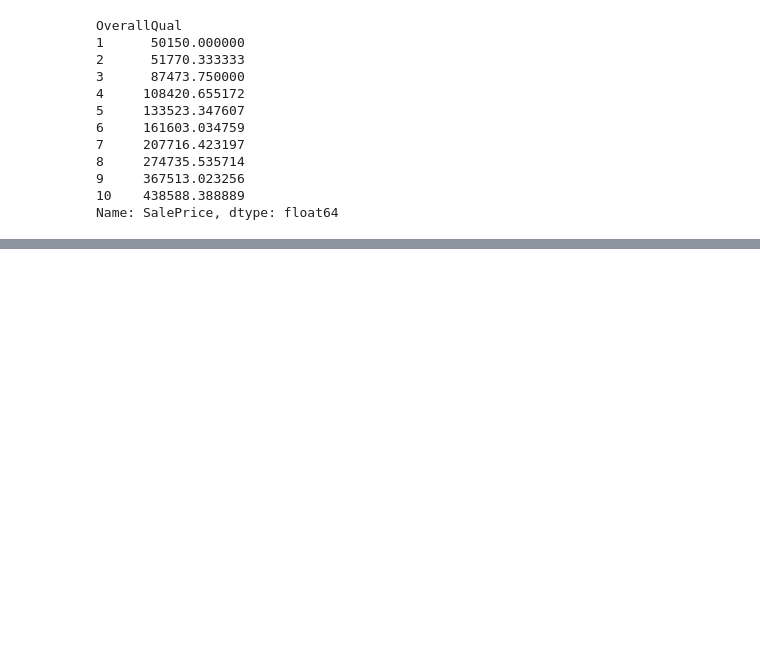
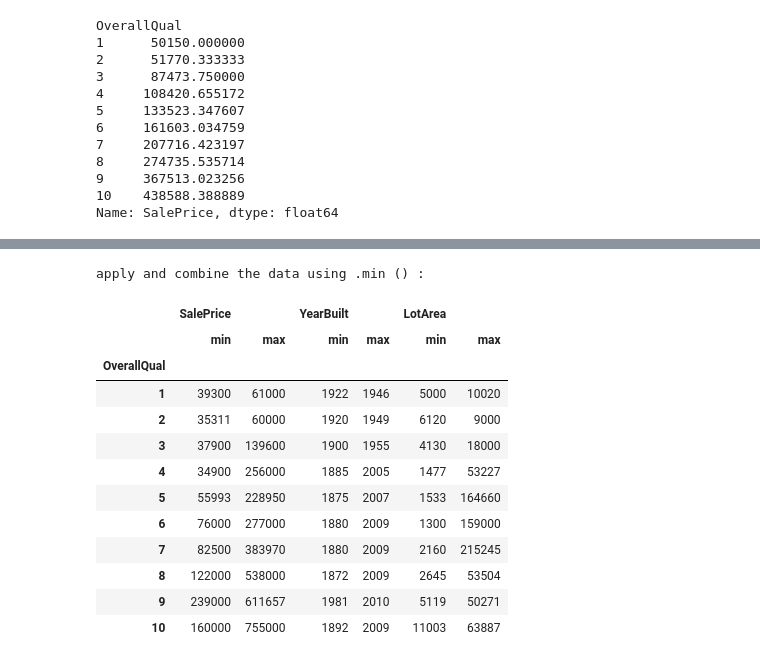
Before and after one commit to anjali88/Basic-ML-, a Jupyter notebook: Pushpanjali_banik_Pandas.ipynb, the cells around one changed output, grey strips where cells are left out. Cells and saved outputs as stored; diff of their text form; code cells hidden in the pictures; blank space fills up the shorter version.

```diff
--- a/Pushpanjali_banik_Pandas.ipynb
+++ b/Pushpanjali_banik_Pandas.ipynb
@@ -877,0 +957,20 @@ Name: SalePrice, dtype: float64
+# %%
+#use min () and max ()
+print('apply and combine the data using min and max :')
+group_ex3 = kaggle[['SalePrice','YearBuilt','LotArea']].groupby(kaggle['OverallQual']).agg(['min', 'max'])
+group_ex3
+# %% [output]
+apply and combine the data using .min () :
+|  | SalePrice |  | YearBuilt |  | LotArea |  |
+|  | min | max | min | max | min | max |
+| OverallQual |  |  |  |  |  |  |
+| 1 | 39300 | 61000 | 1922 | 1946 | 5000 | 10020 |
+| 2 | 35311 | 60000 | 1920 | 1949 | 6120 | 9000 |
+| 3 | 37900 | 139600 | 1900 | 1955 | 4130 | 18000 |
+| 4 | 34900 | 256000 | 1885 | 2005 | 1477 | 53227 |
+| 5 | 55993 | 228950 | 1875 | 2007 | 1533 | 164660 |
+| 6 | 76000 | 277000 | 1880 | 2009 | 1300 | 159000 |
+| 7 | 82500 | 383970 | 1880 | 2009 | 2160 | 215245 |
+| 8 | 122000 | 538000 | 1872 | 2009 | 2645 | 53504 |
+| 9 | 239000 | 611657 | 1981 | 2010 | 5119 | 50271 |
+| 10 | 160000 | 755000 | 1892 | 2009 | 11003 | 63887 |
```
Also changed, not shown: parts of 9 cells of this notebook.
